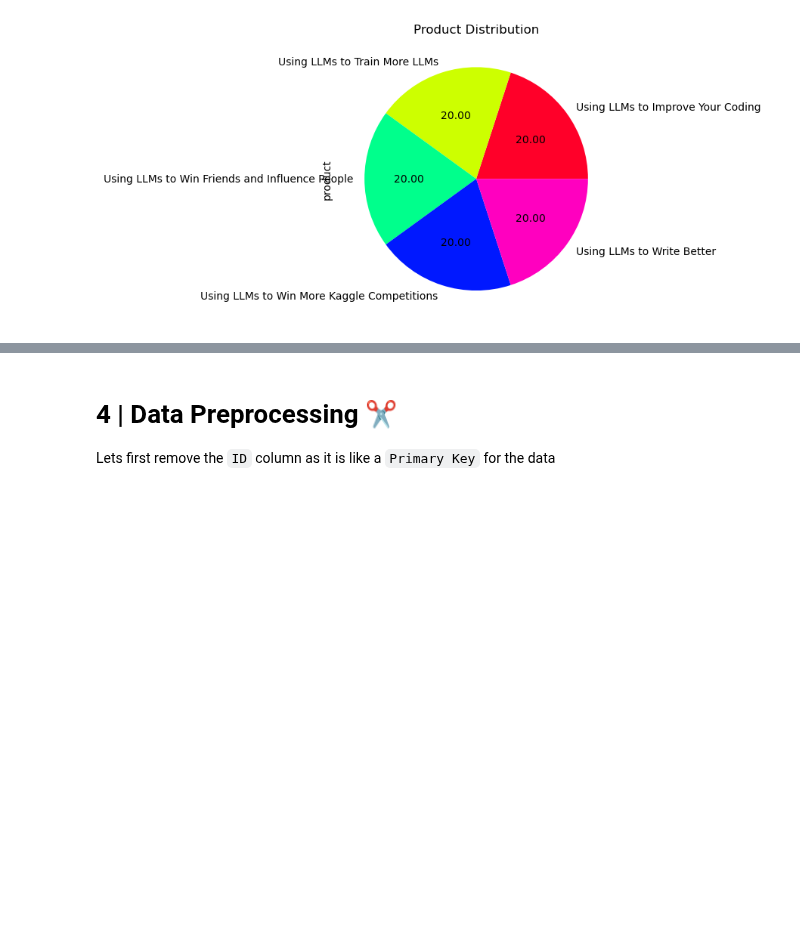
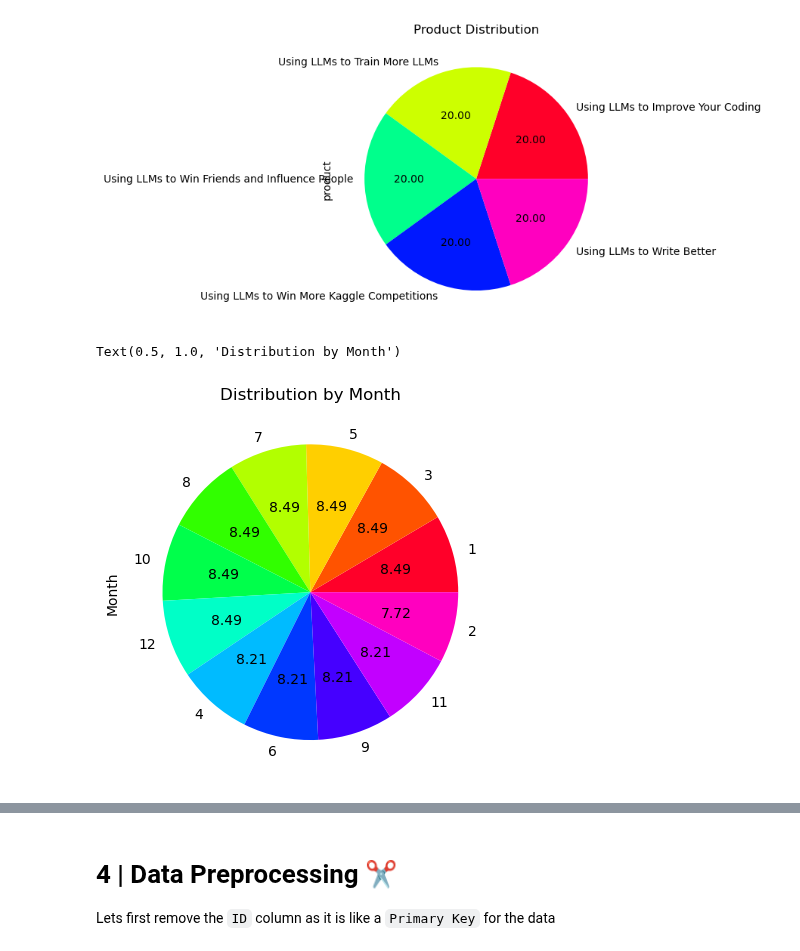
Before and after one commit to AyushSinghal9020/AyushSinghal9020, a Jupyter notebook: understanding-the-competition-s3e19.ipynb, the cells around one changed output, grey strips where cells are left out. Saved outputs shown, nothing was run; the diff lists cells and outputs as text; code cells hidden in the pictures; blank space fills up the shorter version.

```diff
--- a/understanding-the-competition-s3e19.ipynb
+++ b/understanding-the-competition-s3e19.ipynb
@@ -98,3 +100,12 @@ plt.title("Product Distribution")
 # %% [output]
 Text(0.5, 1.0, 'Product Distribution')
 [figure]
+# %%
+data["Month"] = pd.DataFrame(np.array([x for x in pd.DatetimeIndex(pd.to_datetime(data["date"])).month]))
+
+data["Month"].value_counts().plot(kind = "pie" , autopct = "%.2f" , cmap = "gist_rainbow")
+
+plt.title("Distribution by Month")
+# %% [output]
+Text(0.5, 1.0, 'Distribution by Month')
+[figure, added]
```
Also changed, not shown: parts of 13 cells of this notebook.
